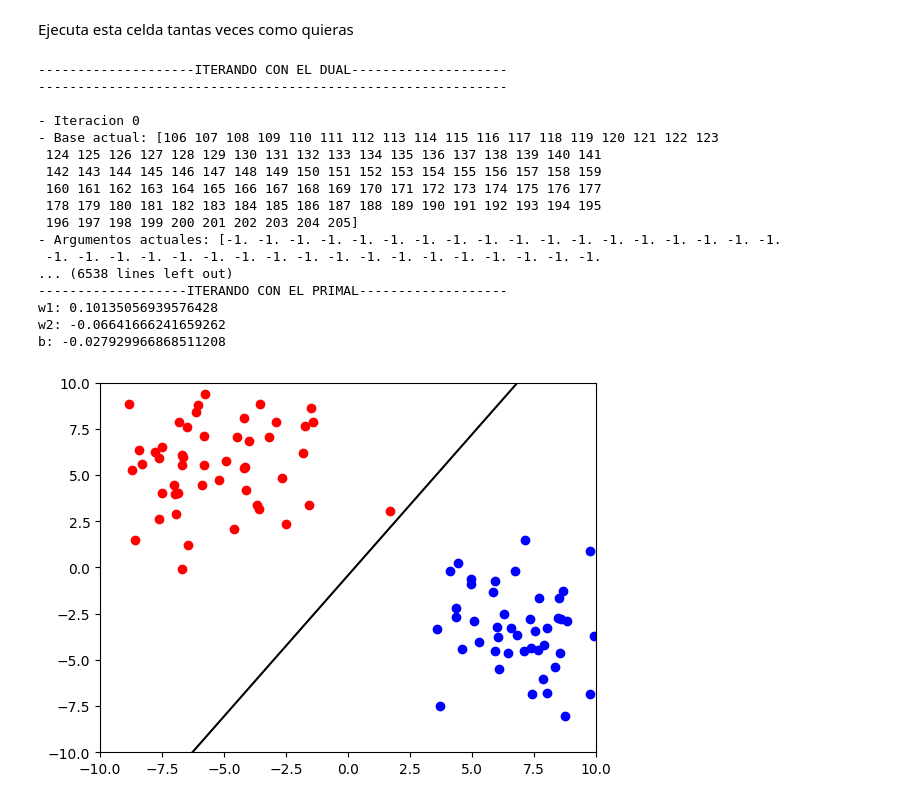
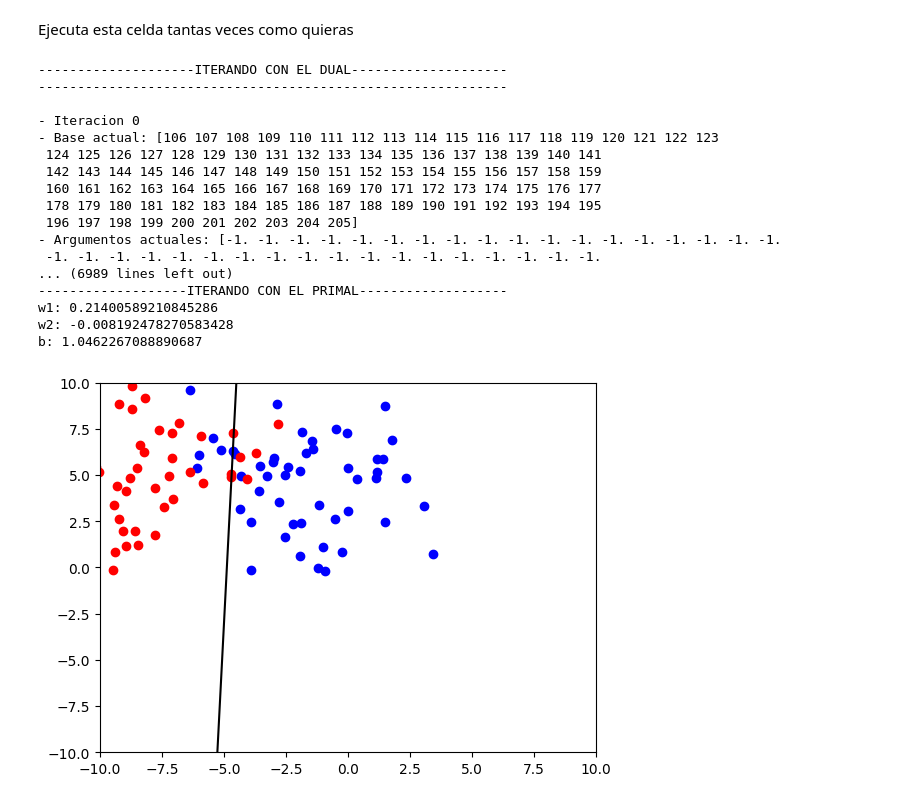
Before and after one commit to JaJeJoTor/io-practica1, a Jupyter notebook: tests_parte_1.ipynb, the cells around one changed output. Drawn from its saved outputs; the diff is of its cells as text; code cells hidden in the pictures.

```diff
--- a/tests_parte_1.ipynb
+++ b/tests_parte_1.ipynb
@@ -291,24 +291,26 @@ pd.DataFrame(l1_svm_matrix)
 # %% [markdown]
 Ejecuta esta celda tantas veces como quieras
 # %%
-X, y = l1_svm.generar_datos_svm(n_samples=100)
+from random import randint
+
+X, y = l1_svm.generar_datos_svm(n_samples=100, random_state=randint(0, 100))
 l1_svm.solve_simplex_svm(X, y, C=0.1)
 # %% [output]
 --------------------ITERANDO CON EL DUAL--------------------
 ------------------------------------------------------------
 
 - Iteracion 0
 - Base actual: [106 107 108 109 110 111 112 113 114 115 116 117 118 119 120 121 122 123
  124 125 126 127 128 129 130 131 132 133 134 135 136 137 138 139 140 141
  142 143 144 145 146 147 148 149 150 151 152 153 154 155 156 157 158 159
  160 161 162 163 164 165 166 167 168 169 170 171 172 173 174 175 176 177
  178 179 180 181 182 183 184 185 186 187 188 189 190 191 192 193 194 195
  196 197 198 199 200 201 202 203 204 205]
 - Argumentos actuales: [-1. -1. -1. -1. -1. -1. -1. -1. -1. -1. -1. -1. -1. -1. -1. -1. -1. -1.
  -1. -1. -1. -1. -1. -1. -1. -1. -1. -1. -1. -1. -1. -1. -1. -1. -1. -1.
-... (6538 lines left out)
+... (6989 lines left out)
 -------------------ITERANDO CON EL PRIMAL-------------------
-w1: 0.10135056939576428
-w2: -0.06641666241659262
-b: -0.027929966868511208
+w1: 0.21400589210845286
+w2: -0.008192478270583428
+b: 1.0462267088890687
-[figure, old version]
+[figure, new version]
```
Also changed, not shown: parts of 2 cells of this notebook, 1 other file.
